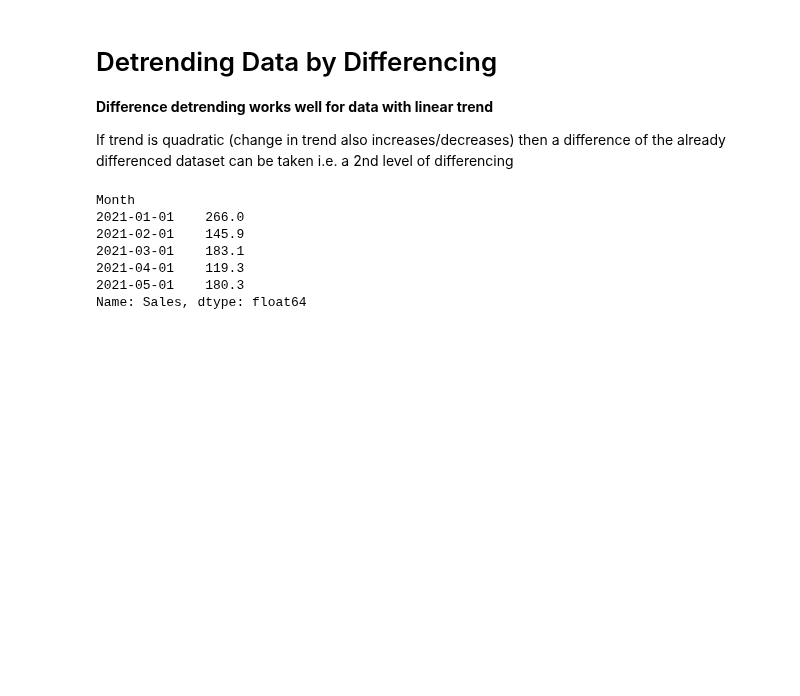
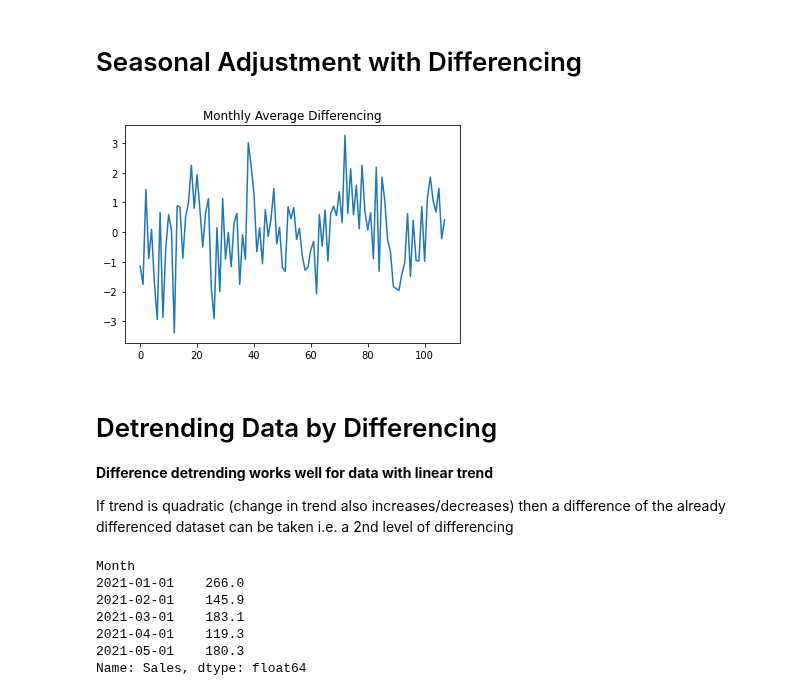
Before and after one commit to kenneth-craig/academyPub, a Jupyter notebook: Time Series Data.ipynb, the cells around one changed output. Drawn from its saved outputs; the diff is of its cells as text; code cells hidden in the pictures; blank space fills up the shorter version.

```diff
--- a/Time Series Data.ipynb
+++ b/Time Series Data.ipynb
@@ -9,3 +9,45 @@ Saving shampoo-sales.csv to shampoo-sales.csv
+# %% [markdown]
+# Seasonal Adjustment with Differencing
+# %%
+# Deseasonalise a time series using monthly average differencing
+import pandas as pd
+from matplotlib import pyplot
+
+series = pd.read_csv('daily-minimum-temperatures.csv', header=0, index_col=0, parse_dates=True, squeeze=True)
+
+print(series.head())
+
+# Calculate monthly average for seasonal average over whole month
+resample = series.resample('M')
+monthly_mean = resample.mean()
+X = series.values
+
+# Calculate monthly difference using monthly average value
+monthly_diff = list()
+months_in_year = 12
+for i in range(months_in_year, len(monthly_mean)):
+  value = monthly_mean[i] - monthly_mean[i - months_in_year]
+  monthly_diff.append(value)
+
+pyplot.plot('monthly_mean: ', m_diff)
+pyplot.title("Monthly Average Differencing")
+pyplot.show()
+
+# Calculate daily difference using monthly average value
+daily_diff = list()
+days_in_year = 365
+for i in range(days_in_year, len(X)):
+  month_str = str(series.index[i].year-1)+'-'+str(series.index[i].month)
+  month_mean_last_year = series[month_str].mean()
+  print('month_str: ', month_str)
+  value = X[i] - month_mean_last_year
+  print('Value: ', value)
+  diff.append(value)
+
+pyplot.plot(diff)
+pyplot.show()
+# %% [output]
+[figure, added]
 # %% [markdown]
 # Detrending Data by Differencing
 
```
Also changed, not shown: parts of 1 cell of this notebook.
